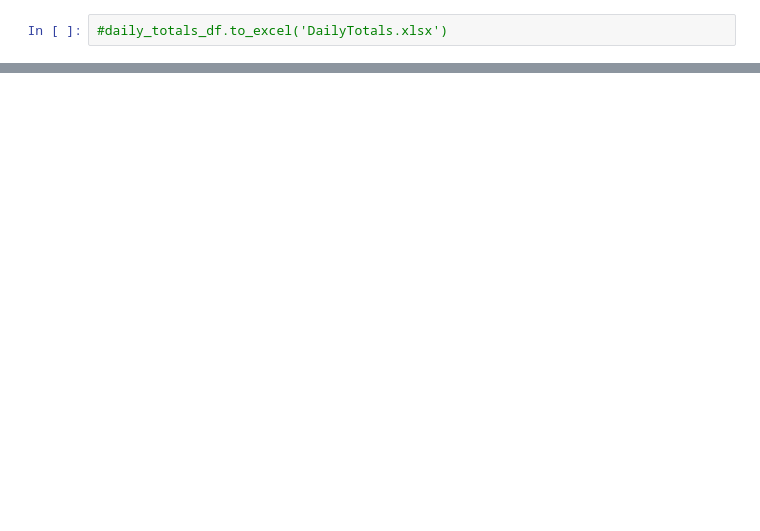
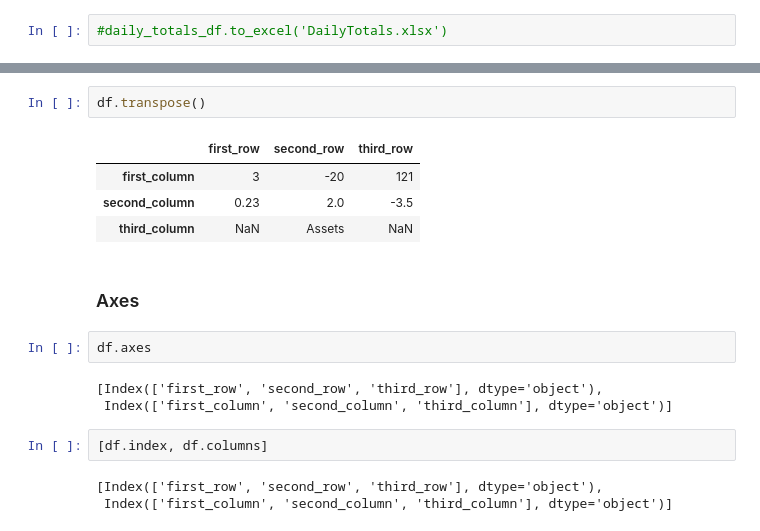
Before and after one commit to LeonardoSMSoares/Economics-Finance, a Jupyter notebook: Python for Accounting/PFA 01 - Pandas, Tables, and Excell Files.ipynb, the cells around one changed output, grey strips where cells are left out. Saved outputs shown, nothing was run; the diff lists cells and outputs as text; blank space fills up the shorter version.

```diff
--- a/Python for Accounting/PFA 01 - Working with Tables.ipynb
+++ b/Python for Accounting/PFA 01 - Pandas, Tables, and Excell Files.ipynb
@@ -175,0 +262,19 @@ daily_totals_df.plot();
+# %%
+df.transpose()
+# %% [output]
+|  | first_row | second_row | third_row |
+| first_column | 3 | -20 | 121 |
+| second_column | 0.23 | 2.0 | -3.5 |
+| third_column | NaN | Assets | NaN |
+# %% [markdown]
+### Axes
+# %%
+df.axes
+# %% [output]
+[Index(['first_row', 'second_row', 'third_row'], dtype='object'),
+ Index(['first_column', 'second_column', 'third_column'], dtype='object')]
+# %%
+[df.index, df.columns]
+# %% [output]
+[Index(['first_row', 'second_row', 'third_row'], dtype='object'),
+ Index(['first_column', 'second_column', 'third_column'], dtype='object')]
```
Also changed, not shown: parts of 37 cells of this notebook, 1 other file.
